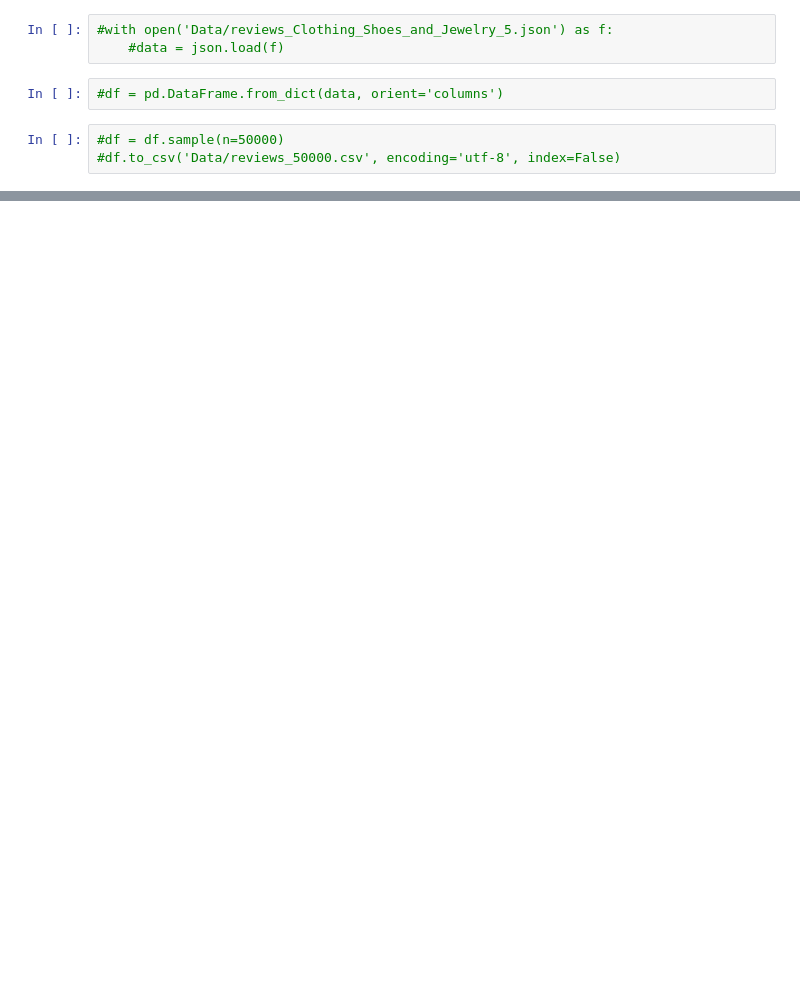
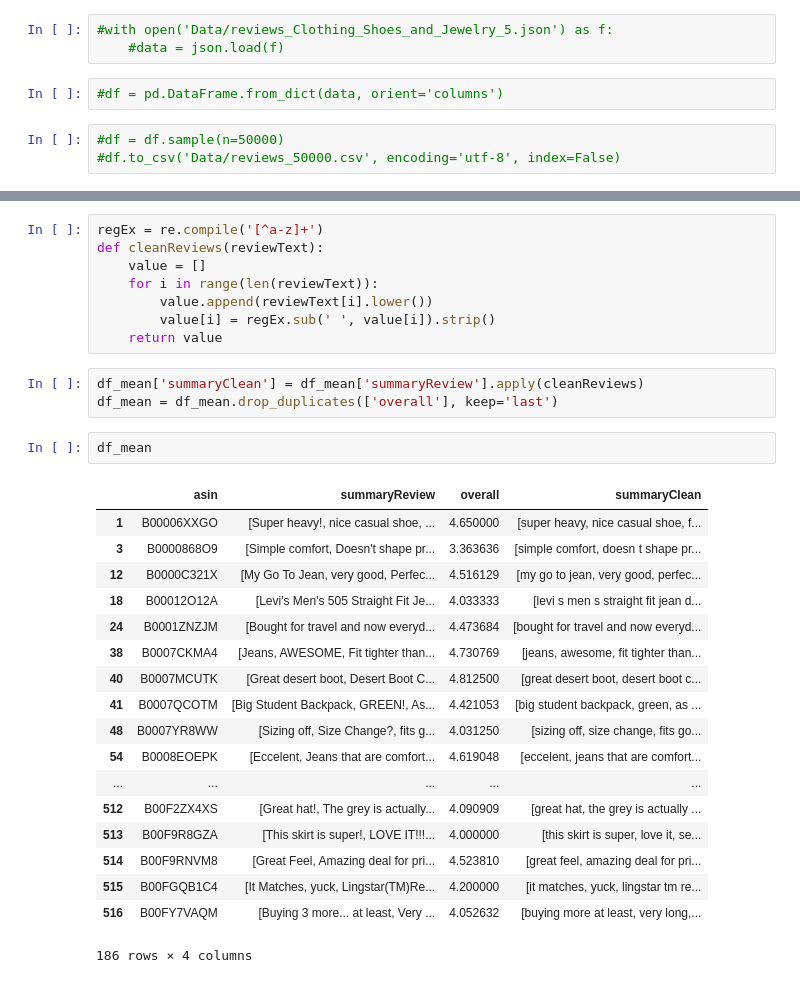
Before and after one commit to rpss2/MineracaoWebProject, a Jupyter notebook: Project.ipynb, the cells around one changed output, grey strips where cells are left out. Saved outputs shown, nothing was run; the diff lists cells and outputs as text; blank space fills up the shorter version.

```diff
--- a/Project.ipynb
+++ b/Project.ipynb
@@ -35,0 +77,32 @@ helpful
+# %%
+regEx = re.compile('[^a-z]+')
+def cleanReviews(reviewText):
+    value = []
+    for i in range(len(reviewText)):
+        value.append(reviewText[i].lower())
+        value[i] = regEx.sub(' ', value[i]).strip()
+    return value
+# %%
+df_mean['summaryClean'] = df_mean['summaryReview'].apply(cleanReviews)
+df_mean = df_mean.drop_duplicates(['overall'], keep='last')
+# %%
+df_mean
+# %% [output]
+|  | asin | summaryReview | overall | summaryClean |
+| 1 | B00006XXGO | [Super heavy!, nice casual shoe, ... | 4.650000 | [super heavy, nice casual shoe, f... |
+| 3 | B0000868O9 | [Simple comfort, Doesn't shape pr... | 3.363636 | [simple comfort, doesn t shape pr... |
+| 12 | B0000C321X | [My Go To Jean, very good, Perfec... | 4.516129 | [my go to jean, very good, perfec... |
+| 18 | B00012O12A | [Levi's Men's 505 Straight Fit Je... | 4.033333 | [levi s men s straight fit jean d... |
+| 24 | B0001ZNZJM | [Bought for travel and now everyd... | 4.473684 | [bought for travel and now everyd... |
+| 38 | B0007CKMA4 | [Jeans, AWESOME, Fit tighter than... | 4.730769 | [jeans, awesome, fit tighter than... |
+| 40 | B0007MCUTK | [Great desert boot, Desert Boot C... | 4.812500 | [great desert boot, desert boot c... |
+| 41 | B0007QCOTM | [Big Student Backpack, GREEN!, As... | 4.421053 | [big student backpack, green, as ... |
+| 48 | B0007YR8WW | [Sizing off, Size Change?, fits g... | 4.031250 | [sizing off, size change, fits go... |
+| 54 | B0008EOEPK | [Eccelent, Jeans that are comfort... | 4.619048 | [eccelent, jeans that are comfort... |
+| ... | ... | ... | ... | ... |
+| 512 | B00F2ZX4XS | [Great hat!, The grey is actually... | 4.090909 | [great hat, the grey is actually ... |
+| 513 | B00F9R8GZA | [This skirt is super!, LOVE IT!!!... | 4.000000 | [this skirt is super, love it, se... |
+| 514 | B00F9RNVM8 | [Great Feel, Amazing deal for pri... | 4.523810 | [great feel, amazing deal for pri... |
+| 515 | B00FGQB1C4 | [It Matches, yuck, Lingstar(TM)Re... | 4.200000 | [it matches, yuck, lingstar tm re... |
+| 516 | B00FY7VAQM | [Buying 3 more... at least, Very ... | 4.052632 | [buying more at least, very long,... |
+186 rows × 4 columns
```
Also changed, not shown: parts of 10 cells of this notebook.
